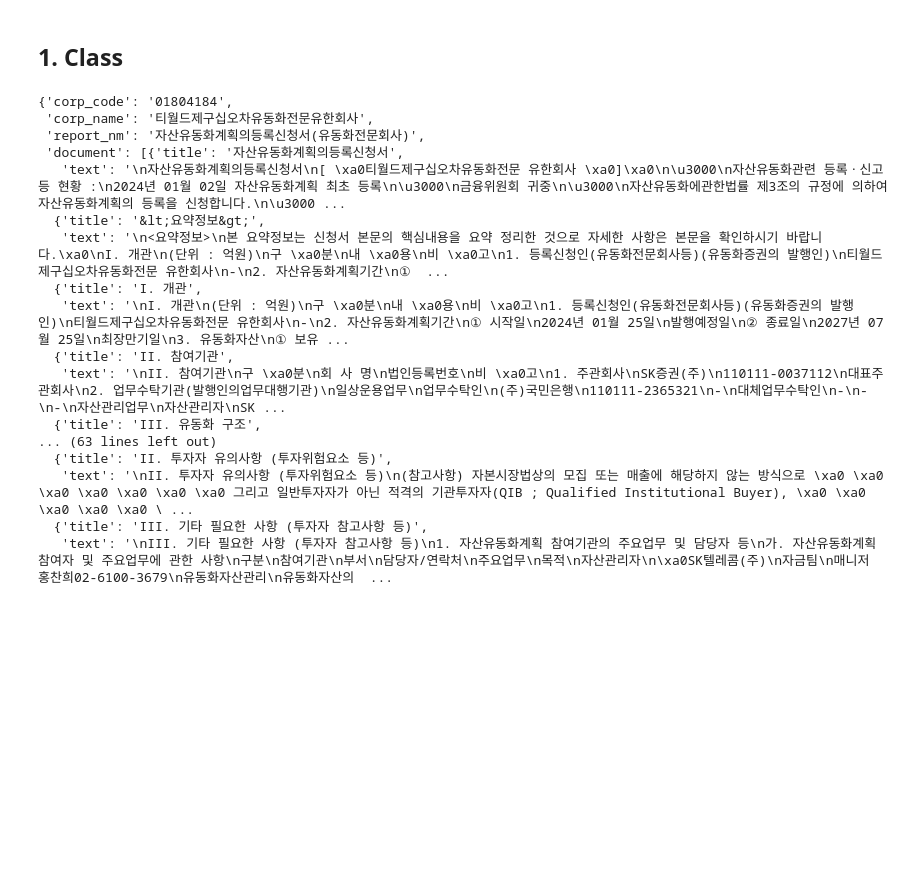
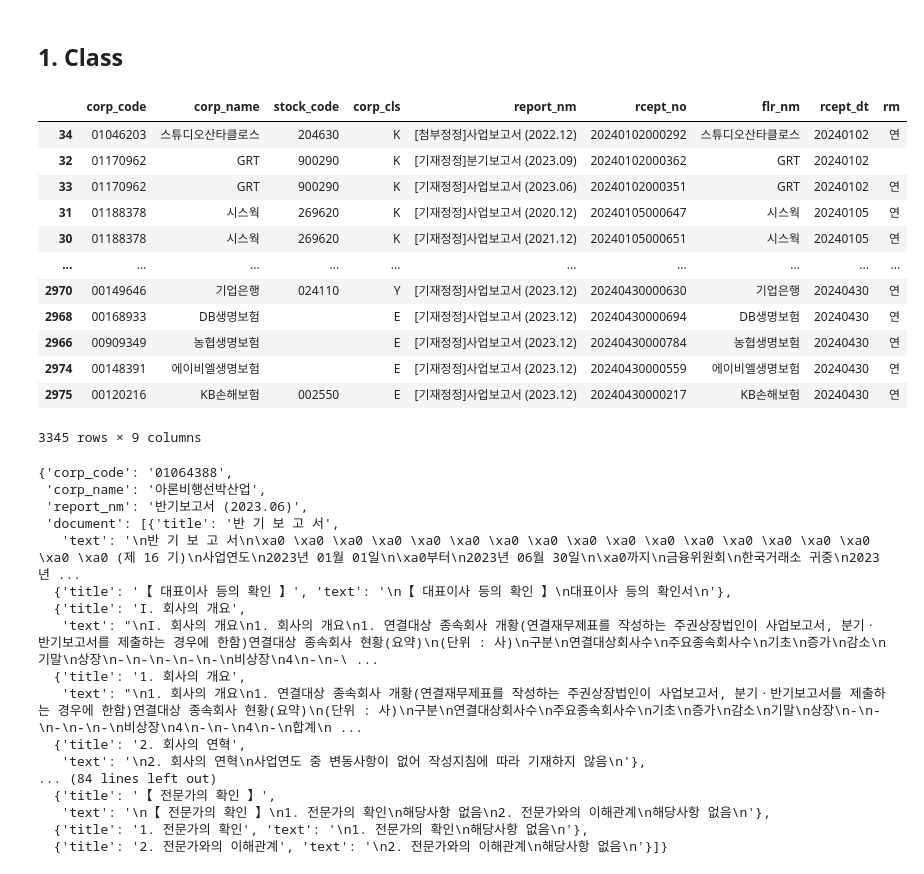
Before and after one commit to ExcelsiorCJH/dart-crawler, a Jupyter notebook: notebook/02-dart_report_crawling_v02.ipynb, the cells around one changed output. Saved outputs shown, nothing was run; the diff lists cells and outputs as text; code cells hidden in the pictures; blank space fills up the shorter version.

Commit message:
from_date, end_date 추가

```diff
--- a/notebook/02-dart_report_crawling_v02.ipynb
+++ b/notebook/02-dart_report_crawling_v02.ipynb
@@ -111,5 +111,23 @@ from src.dart_crawler import DartCrawler
 # %%
 crawler = DartCrawler()
 
-list_df = crawler.get_list(start_date="2024-01-01", end_date="2024-01-02")
+list_df = crawler.get_list(start_date="2024-01-01", end_date="2024-04-30", kind='A')
+# %%
+list_df = list_df.sort_values(by='rcept_dt')
+# %%
+list_df
+# %% [output]
+|  | corp_code | corp_name | stock_code | corp_cls | report_nm | rcept_no | flr_nm | rcept_dt | rm |
+| 34 | 01046203 | 스튜디오산타클로스 | 204630 | K | [첨부정정]사업보고서 (2022.12) | 20240102000292 | 스튜디오산타클로스 | 20240102 | 연 |
+| 32 | 01170962 | GRT | 900290 | K | [기재정정]분기보고서 (2023.09) | 20240102000362 | GRT | 20240102 |  |
+| 33 | 01170962 | GRT | 900290 | K | [기재정정]사업보고서 (2023.06) | 20240102000351 | GRT | 20240102 | 연 |
+| 31 | 01188378 | 시스웍 | 269620 | K | [기재정정]사업보고서 (2020.12) | 20240105000647 | 시스웍 | 20240105 | 연 |
+| 30 | 01188378 | 시스웍 | 269620 | K | [기재정정]사업보고서 (2021.12) | 20240105000651 | 시스웍 | 20240105 | 연 |
+| ... | ... | ... | ... | ... | ... | ... | ... | ... | ... |
+| 2970 | 00149646 | 기업은행 | 024110 | Y | [기재정정]사업보고서 (2023.12) | 20240430000630 | 기업은행 | 20240430 | 연 |
+| 2968 | 00168933 | DB생명보험 |  | E | [기재정정]사업보고서 (2023.12) | 20240430000694 | DB생명보험 | 20240430 | 연 |
+| 2966 | 00909349 | 농협생명보험 |  | E | [기재정정]사업보고서 (2023.12) | 20240430000784 | 농협생명보험 | 20240430 | 연 |
+| 2974 | 00148391 | 에이비엘생명보험 |  | E | [기재정정]사업보고서 (2023.12) | 20240430000559 | 에이비엘생명보험 | 20240430 | 연 |
+| 2975 | 00120216 | KB손해보험 | 002550 | E | [기재정정]사업보고서 (2023.12) | 20240430000217 | KB손해보험 | 20240430 | 연 |
+3345 rows × 9 columns
 # %%
@@ -117,20 +135,20 @@ data = crawler.get_document(list_df[:5], save_dir="../data")
 # %%
-data[0]
+data[-1]
 # %% [output]
-{'corp_code': '01804184',
- 'corp_name': '티월드제구십오차유동화전문유한회사',
- 'report_nm': '자산유동화계획의등록신청서(유동화전문회사)',
- 'document': [{'title': '자산유동화계획의등록신청서',
-   'text': '\n자산유동화계획의등록신청서\n[ \xa0티월드제구십오차유동화전문 유한회사 \xa0]\xa0\n\u3000\n자산유동화관련 등록ㆍ신고등 현황 :\n2024년 01월 02일 자산유동화계획 최초 등록\n\u3000\n금융위원회 귀중\n\u3000\n자산유동화에관한법률 제3조의 규정에 의하여 자산유동화계획의 등록을 신청합니다.\n\u3000 ...
-  {'title': '&lt;요약정보&gt;',
-   'text': '\n<요약정보>\n본 요약정보는 신청서 본문의 핵심내용을 요약 정리한 것으로 자세한 사항은 본문을 확인하시기 바랍니다.\xa0\nI. 개관\n(단위 : 억원)\n구 \xa0분\n내 \xa0용\n비 \xa0고\n1. 등록신청인(유동화전문회사등)(유동화증권의 발행인)\n티월드제구십오차유동화전문 유한회사\n-\n2. 자산유동화계획기간\n①  ...
-  {'title': 'I. 개관',
-   'text': '\nI. 개관\n(단위 : 억원)\n구 \xa0분\n내 \xa0용\n비 \xa0고\n1. 등록신청인(유동화전문회사등)(유동화증권의 발행인)\n티월드제구십오차유동화전문 유한회사\n-\n2. 자산유동화계획기간\n① 시작일\n2024년 01월 25일\n발행예정일\n② 종료일\n2027년 07월 25일\n최장만기일\n3. 유동화자산\n① 보유 ...
-  {'title': 'II. 참여기관',
-   'text': '\nII. 참여기관\n구 \xa0분\n회 사 명\n법인등록번호\n비 \xa0고\n1. 주관회사\nSK증권(주)\n110111-0037112\n대표주관회사\n2. 업무수탁기관(발행인의업무대행기관)\n일상운용업무\n업무수탁인\n(주)국민은행\n110111-2365321\n-\n대체업무수탁인\n-\n-\n-\n자산관리업무\n자산관리자\nSK ...
-  {'title': 'III. 유동화 구조',
-... (63 lines left out)
-  {'title': 'II. 투자자 유의사항 (투자위험요소 등)',
-   'text': '\nII. 투자자 유의사항 (투자위험요소 등)\n(참고사항) 자본시장법상의 모집 또는 매출에 해당하지 않는 방식으로 \xa0 \xa0 \xa0 \xa0 \xa0 \xa0 \xa0 그리고 일반투자자가 아닌 적격의 기관투자자(QIB ; Qualified Institutional Buyer), \xa0 \xa0 \xa0 \xa0 \xa0 \ ...
-  {'title': 'III. 기타 필요한 사항 (투자자 참고사항 등)',
-   'text': '\nIII. 기타 필요한 사항 (투자자 참고사항 등)\n1. 자산유동화계획 참여기관의 주요업무 및 담당자 등\n가. 자산유동화계획 참여자 및 주요업무에 관한 사항\n구분\n참여기관\n부서\n담당자/연락처\n주요업무\n목적\n자산관리자\n\xa0SK텔레콤(주)\n자금팀\n매니저 홍찬희02-6100-3679\n유동화자산관리\n유동화자산의  ...
+{'corp_code': '01064388',
+ 'corp_name': '아론비행선박산업',
+ 'report_nm': '반기보고서 (2023.06)',
+ 'document': [{'title': '반 기 보 고 서',
+   'text': '\n반 기 보 고 서\n\xa0 \xa0 \xa0 \xa0 \xa0 \xa0 \xa0 \xa0 \xa0 \xa0 \xa0 \xa0 \xa0 \xa0 \xa0 \xa0 \xa0 \xa0 (제 16 기)\n사업연도\n2023년 01월 01일\n\xa0부터\n2023년 06월 30일\n\xa0까지\n금융위원회\n한국거래소 귀중\n2023 년 ...
+  {'title': '【 대표이사 등의 확인 】', 'text': '\n【 대표이사 등의 확인 】\n대표이사 등의 확인서\n'},
+  {'title': 'I. 회사의 개요',
+   'text': "\nI. 회사의 개요\n1. 회사의 개요\n1. 연결대상 종속회사 개황(연결재무제표를 작성하는 주권상장법인이 사업보고서, 분기ㆍ반기보고서를 제출하는 경우에 한함)연결대상 종속회사 현황(요약)\n(단위 : 사)\n구분\n연결대상회사수\n주요종속회사수\n기초\n증가\n감소\n기말\n상장\n-\n-\n-\n-\n-\n비상장\n4\n-\n-\ ...
+  {'title': '1. 회사의 개요',
+   'text': "\n1. 회사의 개요\n1. 연결대상 종속회사 개황(연결재무제표를 작성하는 주권상장법인이 사업보고서, 분기ㆍ반기보고서를 제출하는 경우에 한함)연결대상 종속회사 현황(요약)\n(단위 : 사)\n구분\n연결대상회사수\n주요종속회사수\n기초\n증가\n감소\n기말\n상장\n-\n-\n-\n-\n-\n비상장\n4\n-\n-\n4\n-\n합계\n ...
+  {'title': '2. 회사의 연혁',
+   'text': '\n2. 회사의 연혁\n사업연도 중 변동사항이 없어 작성지침에 따라 기재하지 않음\n'},
+... (84 lines left out)
+  {'title': '【 전문가의 확인 】',
+   'text': '\n【 전문가의 확인 】\n1. 전문가의 확인\n해당사항 없음\n2. 전문가와의 이해관계\n해당사항 없음\n'},
+  {'title': '1. 전문가의 확인', 'text': '\n1. 전문가의 확인\n해당사항 없음\n'},
+  {'title': '2. 전문가와의 이해관계', 'text': '\n2. 전문가와의 이해관계\n해당사항 없음\n'}]}
```
Also changed, not shown: parts of 1 cell of this notebook, 3 other files.
